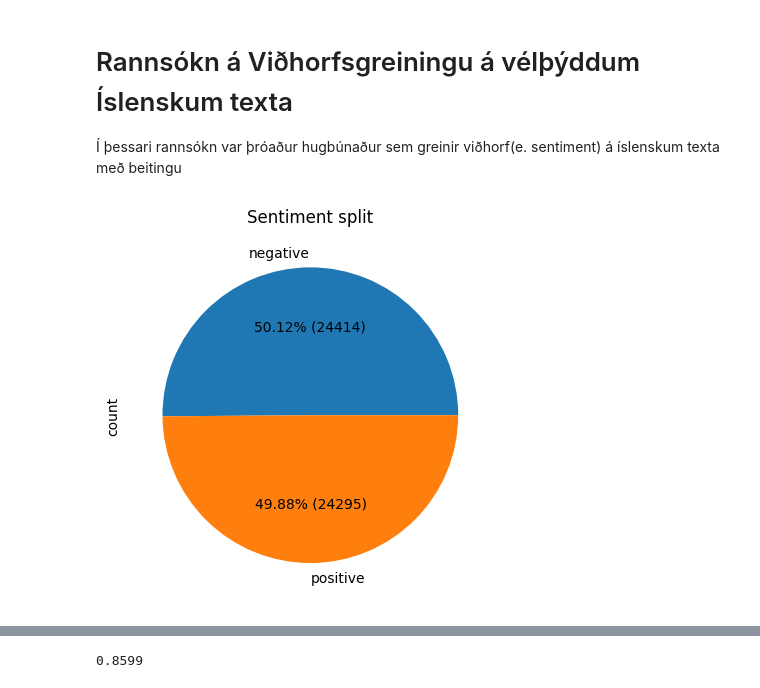
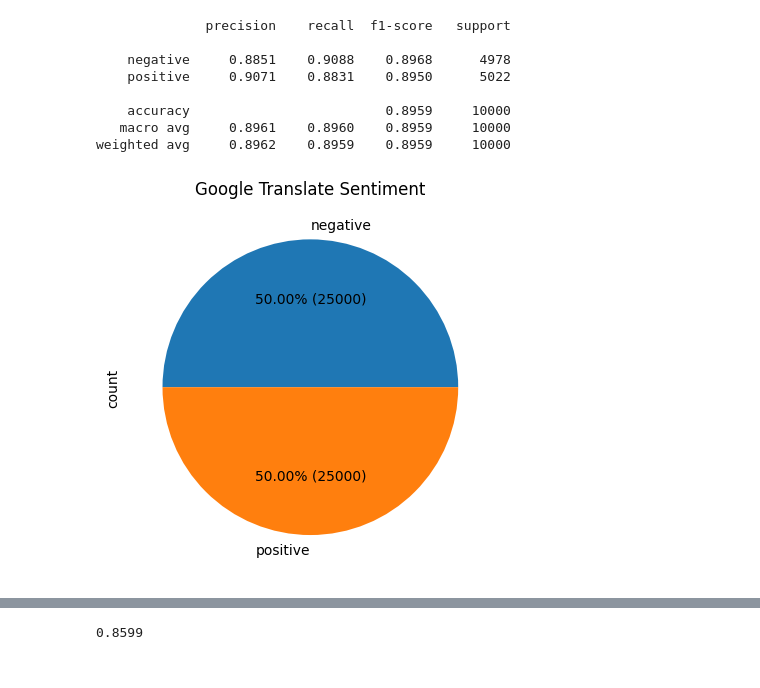
Before and after one commit to cadia-lvl/sentiment-analysis, a Jupyter notebook: src/NaiveBayes.ipynb, the cells around one changed output, grey strips where cells are left out. Drawn from its saved outputs; the diff is of its cells as text; code cells hidden in the pictures.

```diff
--- a/src/NaiveBayes.ipynb
+++ b/src/NaiveBayes.ipynb
@@ -1,38 +1,66 @@
-# %% [markdown]
-# Rannsókn á Viðhorfsgreiningu á vélþýddum Íslenskum texta
-
-Í þessari rannsókn var þróaður hugbúnaður sem greinir viðhorf(e. sentiment) á íslenskum texta með beitingu
 # %%
 import pandas as pd
 import numpy as np
-from src import process
+from process import TextNormalizer
 from sklearn.feature_extraction.text import CountVectorizer, TfidfVectorizer, TfidfTransformer
 from sklearn.model_selection import train_test_split
 from sklearn.naive_bayes import MultinomialNB
 from sklearn.linear_model import LogisticRegression
 from sklearn.metrics import accuracy_score
 from sklearn.preprocessing import LabelEncoder
 from sklearn.model_selection import cross_val_score
 import nltk
 import random
 from nltk.corpus import stopwords
+from sklearn.pipeline import Pipeline
 from nltk.stem.porter import PorterStemmer
+import matplotlib.pyplot as plt
+from sklearn.model_selection import train_test_split, GridSearchCV
+from sklearn.metrics import classification_report
 
 
-data = pd.read_csv("IMDB-Dataset-MideindTranslate.csv")
+data = pd.read_csv("../IMDB-Dataset-GoogleTranslate-Processed.csv")
 review, sentiment = data["review"], data["sentiment"]
 
 def make_autopct(values):
     def _autopct(pct):
         total = sum(values)
         val = int(round(pct*total/100.0))
         return '{p:.2f}% ({v:d})'.format(p=pct, v=val)
     return _autopct
 
 
-data.sentiment.value_counts().plot(
+plot = data.sentiment.value_counts().plot(
     kind="pie", autopct=make_autopct(data.sentiment.value_counts()),
-    title="Sentiment split"
+    title="Google Translate Sentiment"
 );
+
+plot.get_figure().savefig("sentiment.jpg")
+
+text_clf = Pipeline([('vect', CountVectorizer()),
+                     ('tfidf', TfidfTransformer()),
+                     ('clf', MultinomialNB())])
+tuned_parameters = {
+    'vect__ngram_range': [(1, 1), (1, 2), (2, 2)],
+    'tfidf__use_idf': (True, False),
+    'tfidf__norm': ('l1', 'l2'),
+    'clf__alpha': [1, 1e-1, 1e-2]
+}
+score = 'f1_macro'
+x_train, x_test, y_train, y_test = train_test_split(
+    review, sentiment, test_size=0.2, random_state=42)
+
+
+
+clf = GridSearchCV(text_clf, tuned_parameters, cv=10, scoring=score)
+clf.fit(x_train, y_train)
 # %% [output]
+              precision    recall  f1-score   support
+
+    negative     0.8851    0.9088    0.8968      4978
+    positive     0.9071    0.8831    0.8950      5022
+
+    accuracy                         0.8959     10000
+   macro avg     0.8961    0.8960    0.8959     10000
+weighted avg     0.8962    0.8959    0.8959     10000
-[figure, old version]
+[figure, new version]
```
Also changed, not shown: parts of 1 cell of this notebook, 2 other files.
